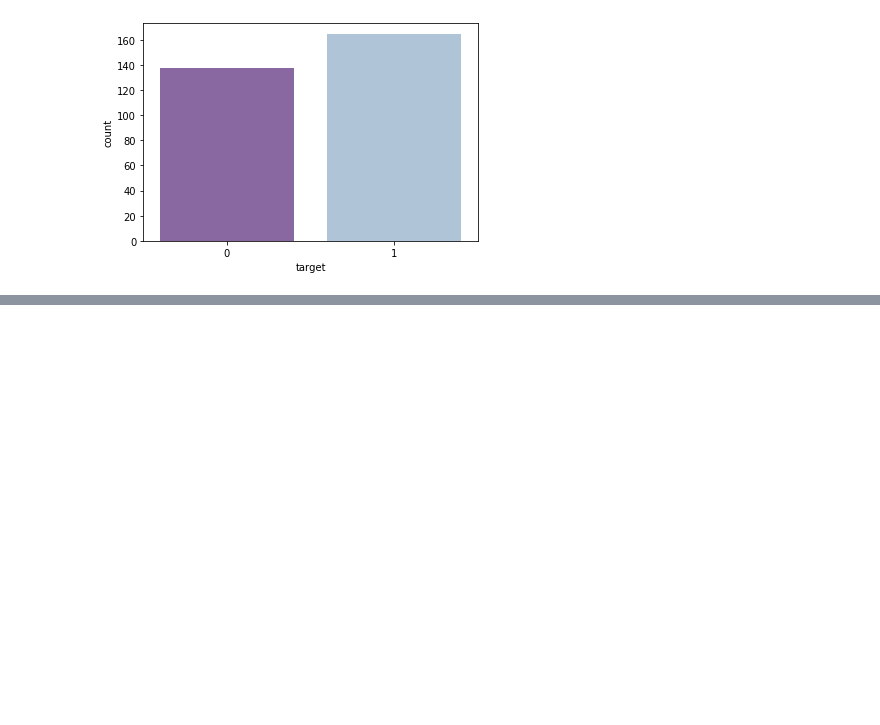
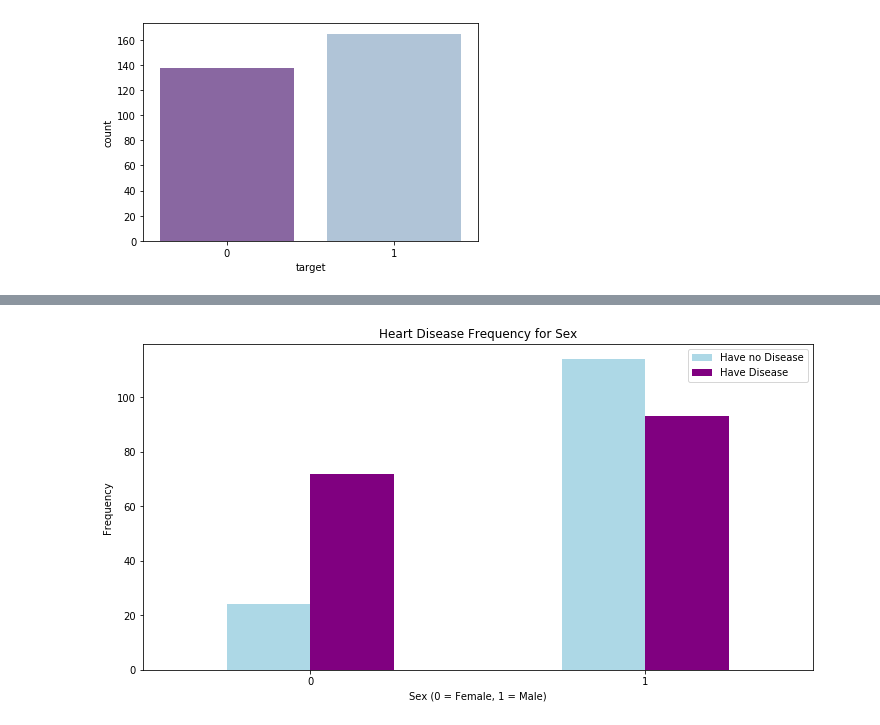
Before and after one commit to shuangsong/heart_attack_prediction, a Jupyter notebook: heart.ipynb, the cells around one changed output, grey strips where cells are left out. Cells and saved outputs as stored; diff of their text form; code cells hidden in the pictures; blank space fills up the shorter version.

```diff
--- a/heart.ipynb
+++ b/heart.ipynb
@@ -38,0 +105,10 @@ plt.show()
+# %%
+pd.crosstab(heart.sex,heart.target).plot(kind="bar",figsize=(12,6),color=['lightblue','purple' ])
+plt.title('Heart Disease Frequency for Sex')
+plt.xlabel('Sex (0 = Female, 1 = Male)')
+plt.xticks(rotation=0)
+plt.legend(["Have no Disease", "Have Disease"])
+plt.ylabel('Frequency')
+plt.show()
+# %% [output]
+[figure, added]
```
Also changed, not shown: parts of 28 cells of this notebook.
